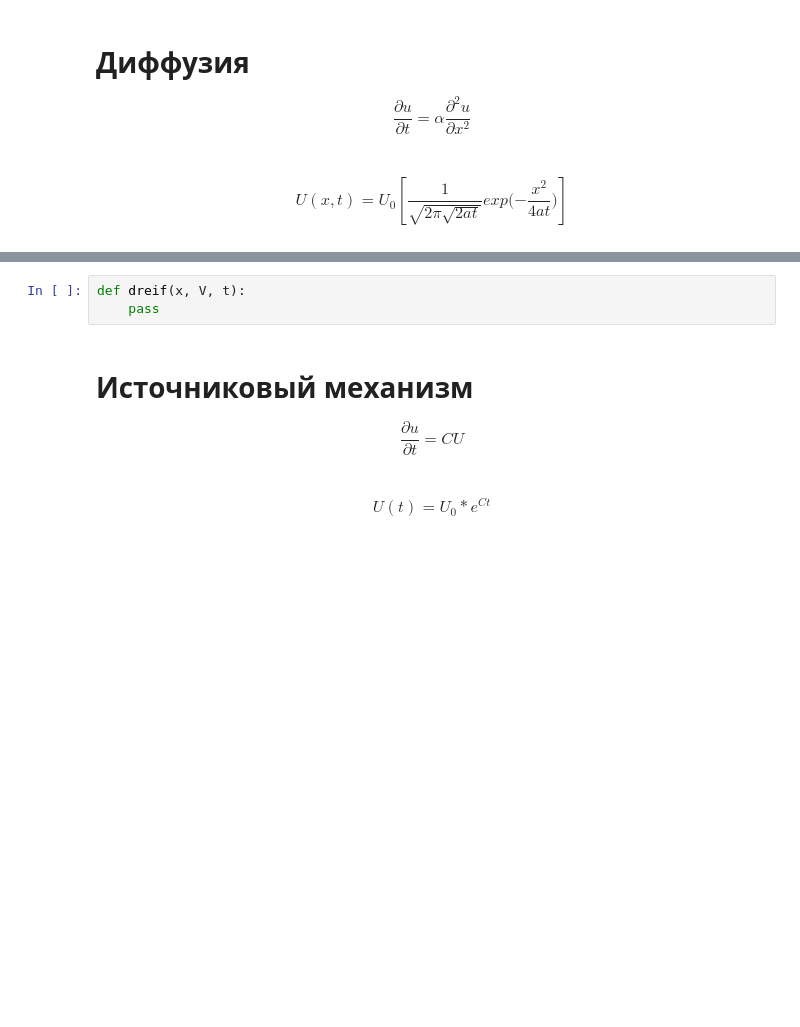
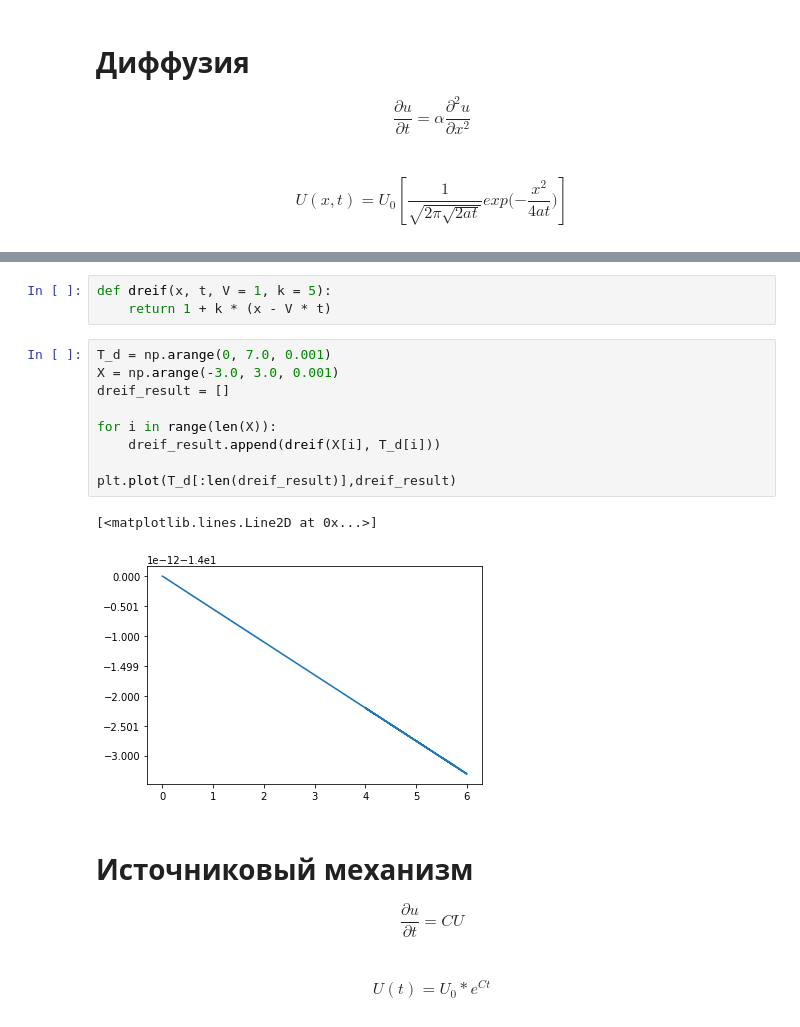
Before and after one commit to dep-810b-studs/computer-modelling, a Jupyter notebook: task_05-dreif_diff_model.ipynb, the cells around one changed output, grey strips where cells are left out. Cells and saved outputs as stored; diff of their text form; blank space fills up the shorter version.

```diff
--- a/task_05-dreif_diff_model.ipynb
+++ b/task_05-dreif_diff_model.ipynb
@@ -44,6 +46,18 @@ U(x,t)=\psi{(x-Vt)}
 # %%
-def dreif(x, V, t):
-    pass
+def dreif(x, t, V = 1, k = 5):
+    return 1 + k * (x - V * t)
+# %%
+T_d = np.arange(0, 7.0, 0.001)
+X = np.arange(-3.0, 3.0, 0.001)
+dreif_result = []
+
+for i in range(len(X)):
+    dreif_result.append(dreif(X[i], T_d[i]))
+
+plt.plot(T_d[:len(dreif_result)],dreif_result)
+# %% [output]
+[<matplotlib.lines.Line2D at 0x...>]
+[figure, added]
 # %% [markdown]
 # Источниковый механизм
 \begin{equation}
```
Also changed, not shown: parts of 8 cells of this notebook.
